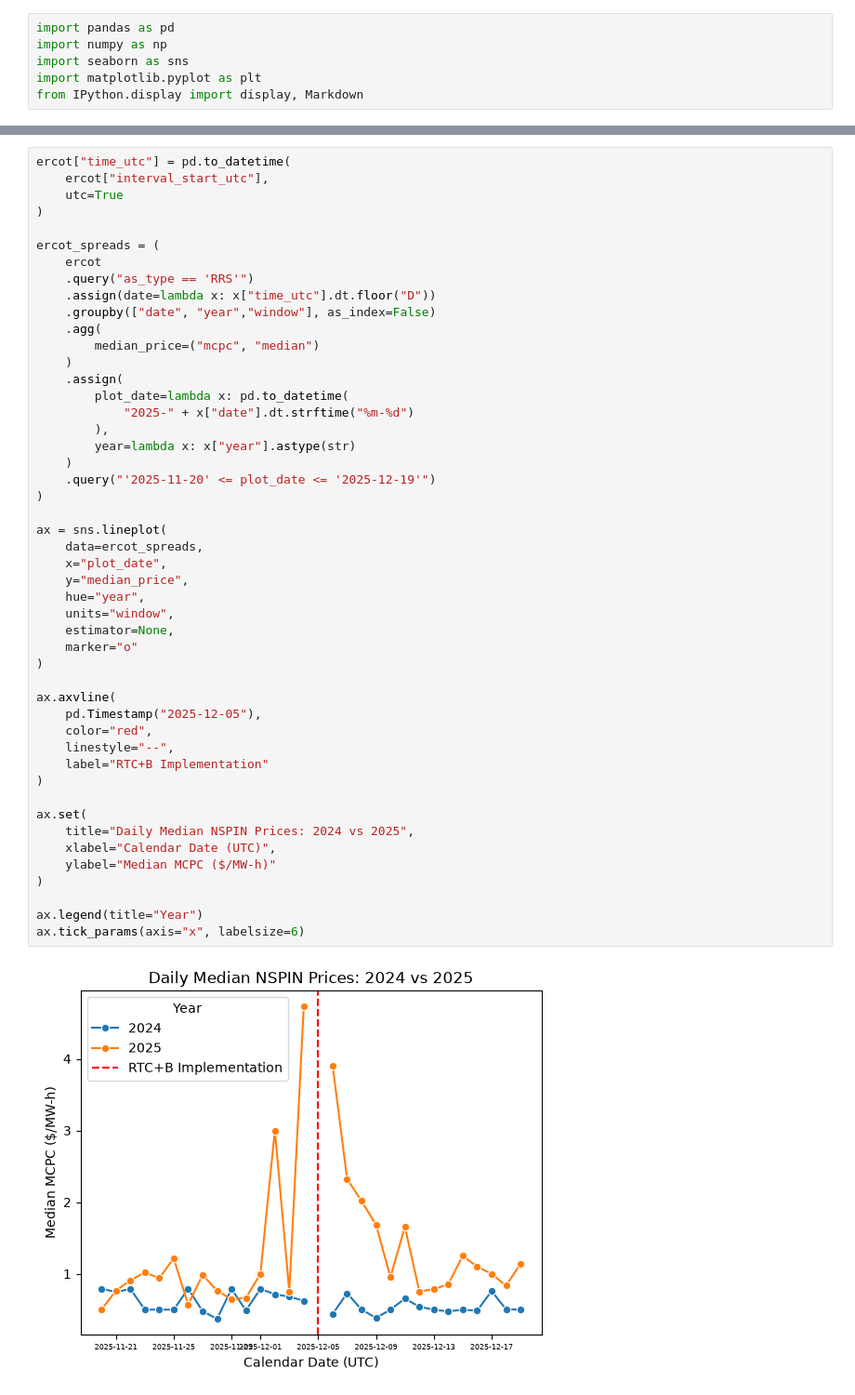
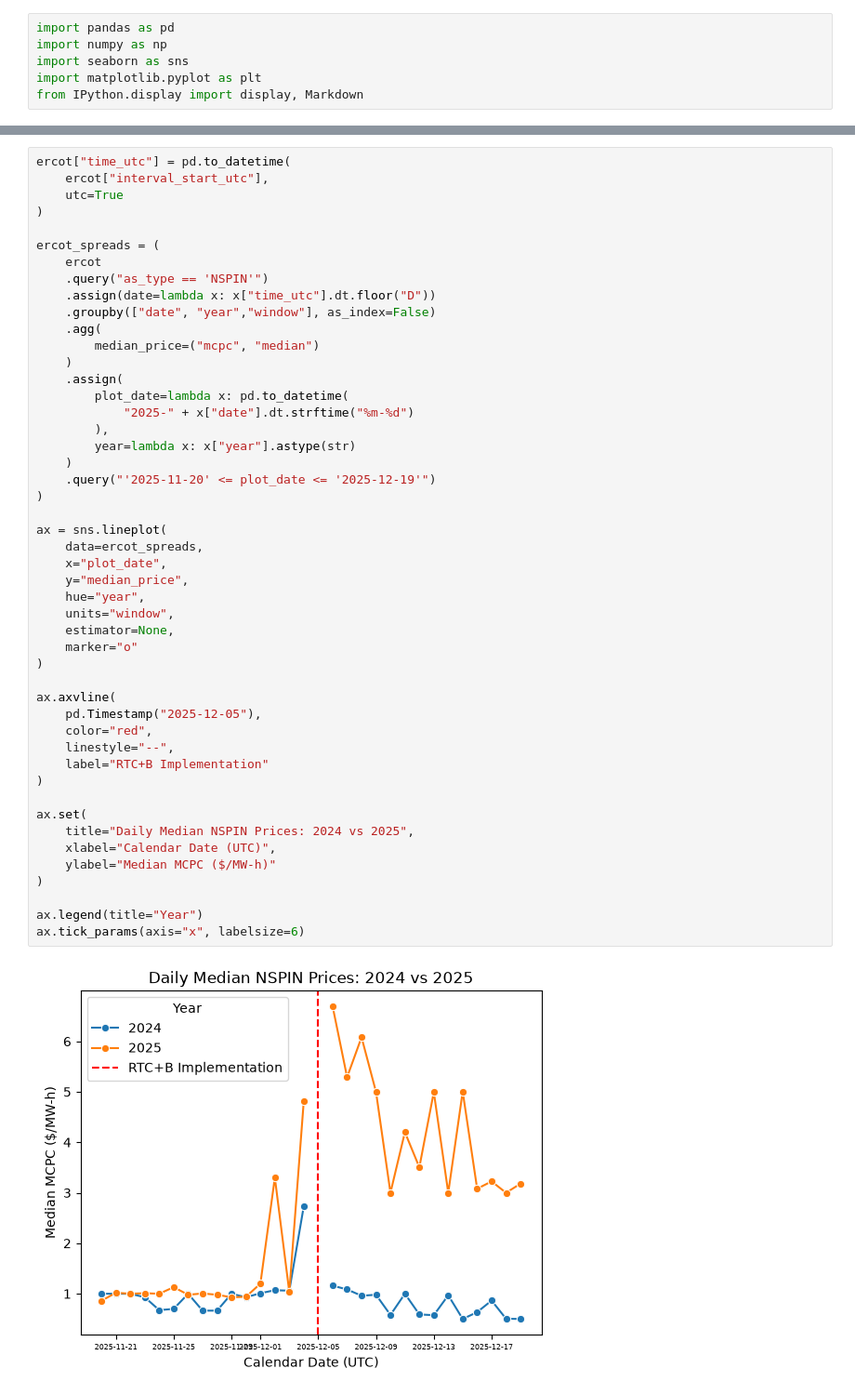
Before and after one commit to JamesMargeson/artifex_quarto, a Jupyter notebook: projects/ercot_analysis.ipynb, the cells around one changed output, grey strips where cells are left out. Shown at 93% size. Saved outputs shown, nothing was run; the diff lists cells and outputs as text.

```diff
--- a/projects/ercot_analysis.ipynb
+++ b/projects/ercot_analysis.ipynb
@@ -125,7 +124,7 @@ ercot["time_utc"] = pd.to_datetime(
 
 ercot_spreads = (
     ercot
-    .query("as_type == 'RRS'")
+    .query("as_type == 'NSPIN'")
     .assign(date=lambda x: x["time_utc"].dt.floor("D"))
     .groupby(["date", "year","window"], as_index=False)
     .agg(
@@ -139,31 +138,31 @@ ercot_spreads = (
     )
     .query("'2025-11-20' <= plot_date <= '2025-12-19'")
 )
 
 ax = sns.lineplot(
     data=ercot_spreads,
     x="plot_date",
     y="median_price",
     hue="year",
     units="window",
     estimator=None,
     marker="o"
 )
 
 ax.axvline(
     pd.Timestamp("2025-12-05"),
     color="red",
     linestyle="--",
     label="RTC+B Implementation"
 )
 
 ax.set(
     title="Daily Median NSPIN Prices: 2024 vs 2025",
     xlabel="Calendar Date (UTC)",
     ylabel="Median MCPC ($/MW-h)"
 )
 
 ax.legend(title="Year")
 ax.tick_params(axis="x", labelsize=6)
 # %% [output]
-[figure, old version]
+[figure, new version]
```
Also changed, not shown: parts of 3 cells of this notebook.
